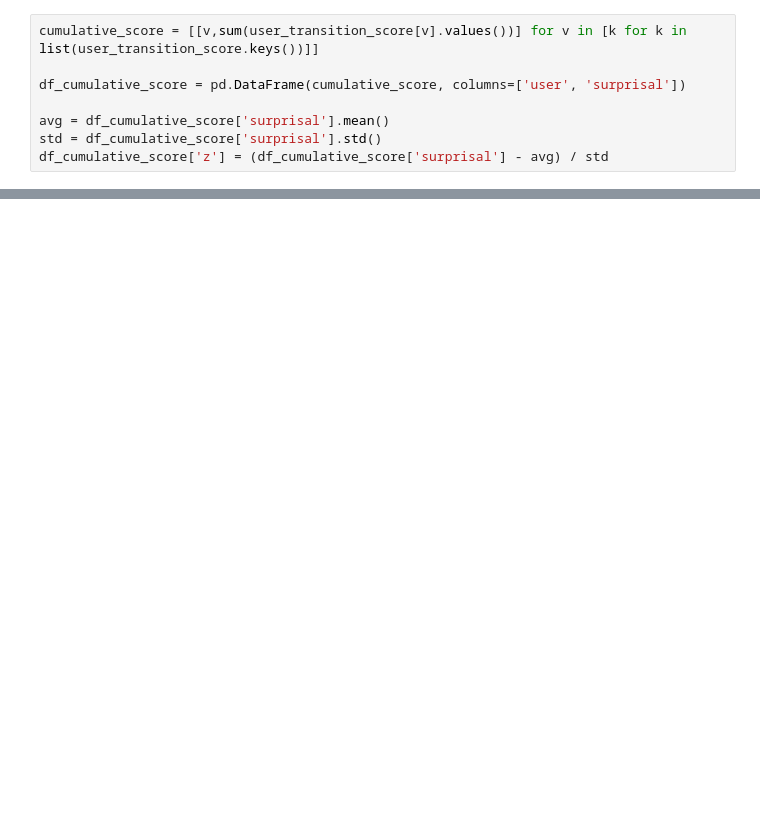
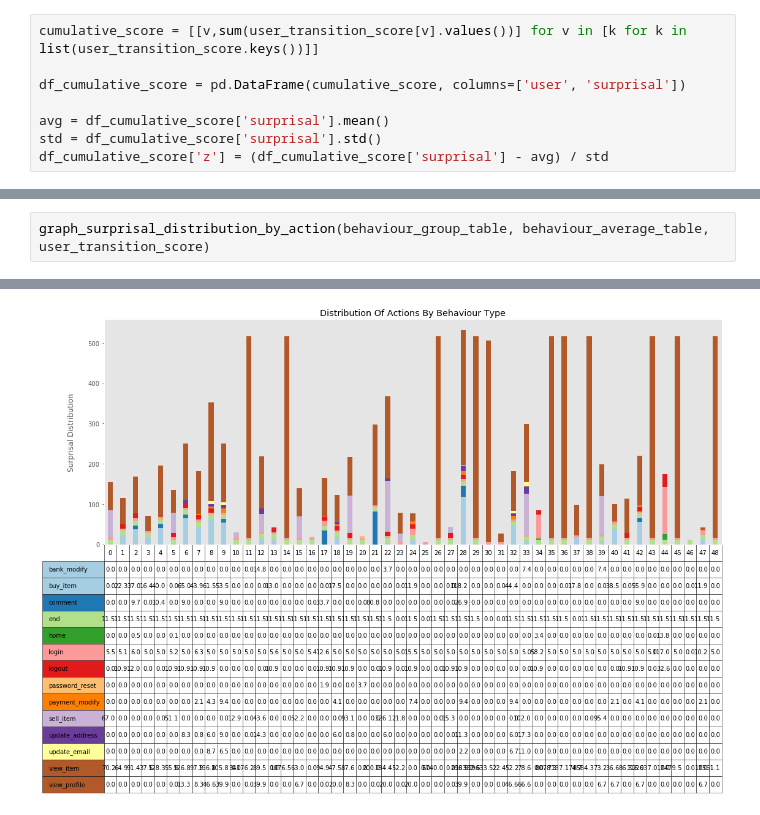
Before and after one commit to cerebraljam/find_outliers_in_logs, a Jupyter notebook: find_outliers_in_logs.ipynb, the cells around one changed output, grey strips where cells are left out. Saved outputs shown, nothing was run; the diff lists cells and outputs as text; blank space fills up the shorter version.

```diff
--- a/find_outliers_in_logs.ipynb
+++ b/find_outliers_in_logs.ipynb
@@ -717,0 +762,3 @@ user_transition_score_day2 = get_user_transition_score(day2_data, transition_sur
+# %%
+graph_surprisal_distribution_by_action(behaviour_group_table, behaviour_average_table, user_transition_score)
+# %% [output]
@@ -717,0 +766 @@ user_transition_score_day2 = get_user_transition_score(day2_data, transition_sur
+[figure, added]
```
Also changed, not shown: parts of 89 cells of this notebook, 5 other files.
